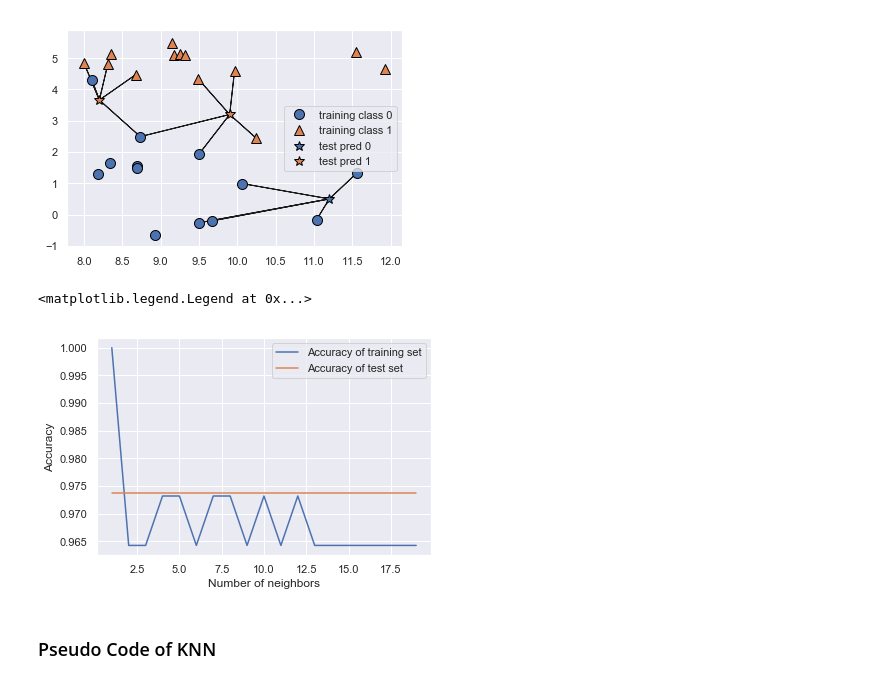
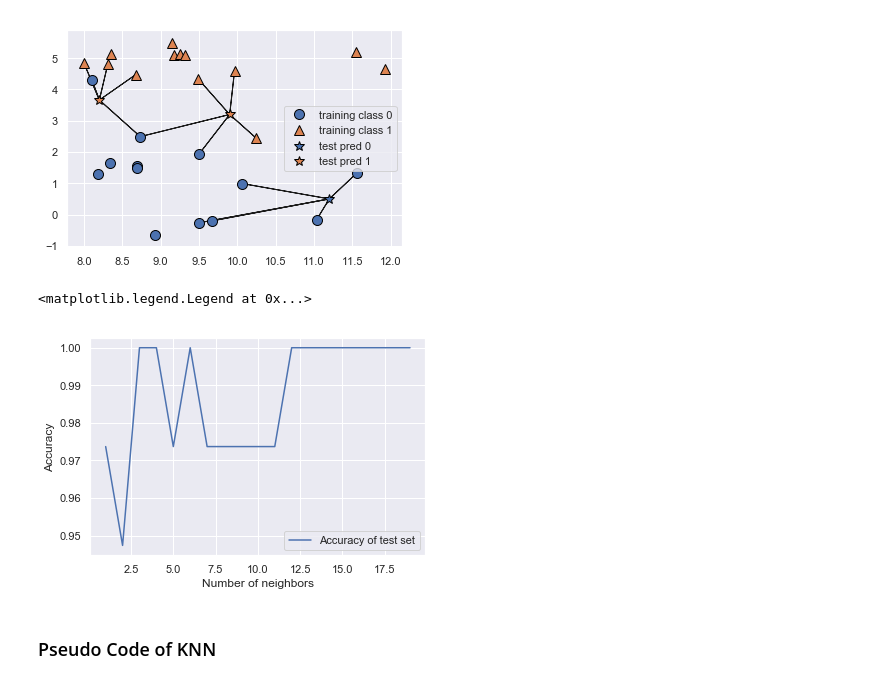
Before and after one commit to bhavaniprasad73/KNN, a Jupyter notebook: knn_challenge.ipynb, the cells around one changed output. Drawn from its saved outputs; the diff is of its cells as text; code cells hidden in the pictures.

```diff
--- a/knn_challenge.ipynb
+++ b/knn_challenge.ipynb
@@ -251,7 +266,7 @@ y_test shape: (38,)
 def KNNalgo(X_train, y_train, X_test, y_test, distance):
     metric = distance
     # initialize the Estimator object
-    knn = KNeighborsClassifier(n_neighbors=4, metric = metric)
+    knn = KNeighborsClassifier(n_neighbors=6, metric = metric)
     # fit the model to training set in order to predict classes
     knn.fit(X_train, y_train)
 
@@ -268,7 +283,7 @@ def KNNalgo(X_train, y_train, X_test, y_test, distance):
     return training_accuracy, test_accuracy, new_df
 # %%
 # Metrics intended for real-valued vector spaces
-distances_measures = ['euclidean','minkowski', 'cosine', 'manhattan', 'chebyshev', 'hamming']
+distances_measures = ['minkowski', 'cosine', 'manhattan', 'chebyshev', 'hamming', 'euclidean']
 train_acc_list = []
 test_acc_list = []
 new_df_list = []
@@ -532,21 +547,21 @@ plt.show()
 # %%
 train_accuracy = []
 test_accuracy = []
 neighbors = range(1, 20)
 
 for i in neighbors:
-    clf  = KNeighborsClassifier(n_neighbors = i)
-    clf.fit(X_train, y_train)
-    train_accuracy.append(clf.score(X_train, y_train))
-    test_accuracy.append(clf.score(X_test, y_test))
-plt.plot(neighbors, train_accuracy, label = 'Accuracy of training set')
+    clf  = KNeighborsClassifier(n_neighbors = i, metric = 'euclidean')
+    clf.fit(X_train_norm, y_train_norm)
+    train_accuracy.append(clf.score(X_train_norm, y_train_norm))
+    test_accuracy.append(clf.score(X_test_norm, y_test_norm))
+#plt.plot(neighbors, train_accuracy, label = 'Accuracy of training set')
 plt.plot(neighbors, test_accuracy, label = 'Accuracy of test set')
 plt.ylabel('Accuracy')
 plt.xlabel('Number of neighbors')
 plt.legend()
 # %% [output]
 <matplotlib.legend.Legend at 0x...>
-[figure, old version]
+[figure, new version]
 # %% [markdown]
 ### Pseudo Code of KNN
 # %% [markdown]
```
Also changed, not shown: parts of 17 cells of this notebook.
